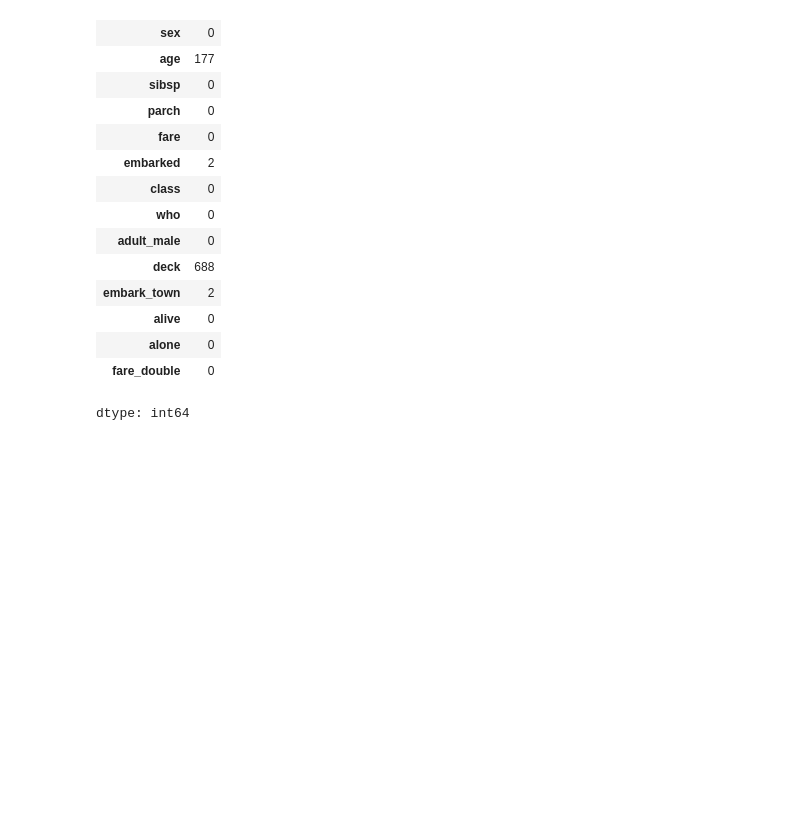
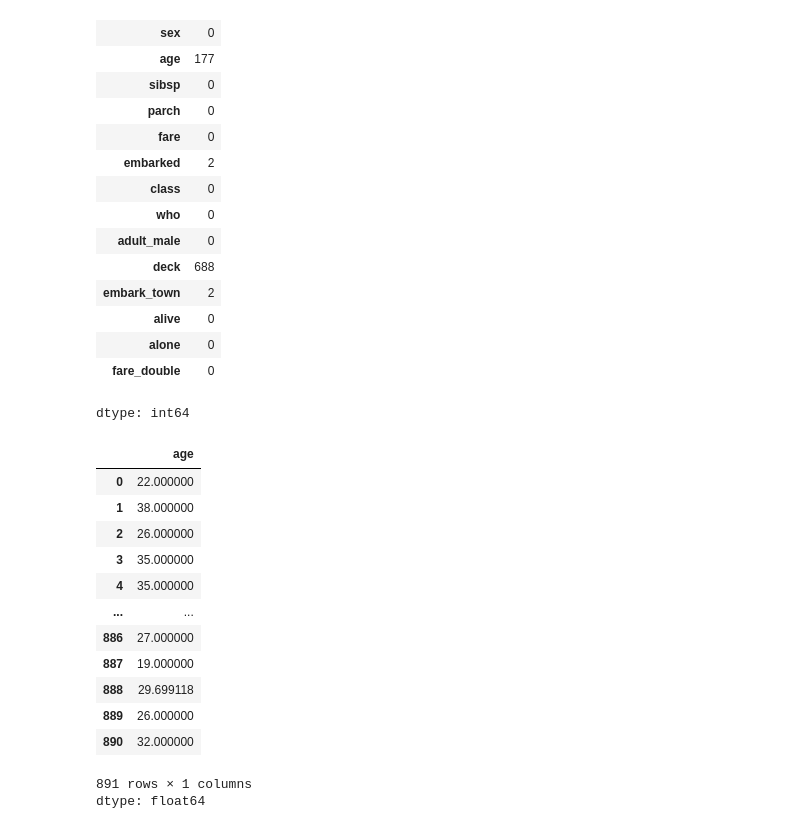
Before and after one commit to Pritishcoder07/AIML-ALGROITHM, a Jupyter notebook: DAY 2 .ipynb, the cells around one changed output. Drawn from its saved outputs; the diff is of its cells as text; code cells hidden in the pictures; blank space fills up the shorter version.

```diff
--- a/DAY 2 .ipynb
+++ b/DAY 2 .ipynb
@@ -449,3 +449,21 @@ df.isnull().sum()
 | alone | 0 |
 | fare_double | 0 |
 dtype: int64
+# %%
+df["age"].fillna(df["age"].mean(), inplace=True)
+df["age"]
+# %% [output]
+|  | age |
+| 0 | 22.000000 |
+| 1 | 38.000000 |
+| 2 | 26.000000 |
+| 3 | 35.000000 |
+| 4 | 35.000000 |
+| ... | ... |
+| 886 | 27.000000 |
+| 887 | 19.000000 |
+| 888 | 29.699118 |
+| 889 | 26.000000 |
+| 890 | 32.000000 |
+891 rows × 1 columns
+dtype: float64
```
